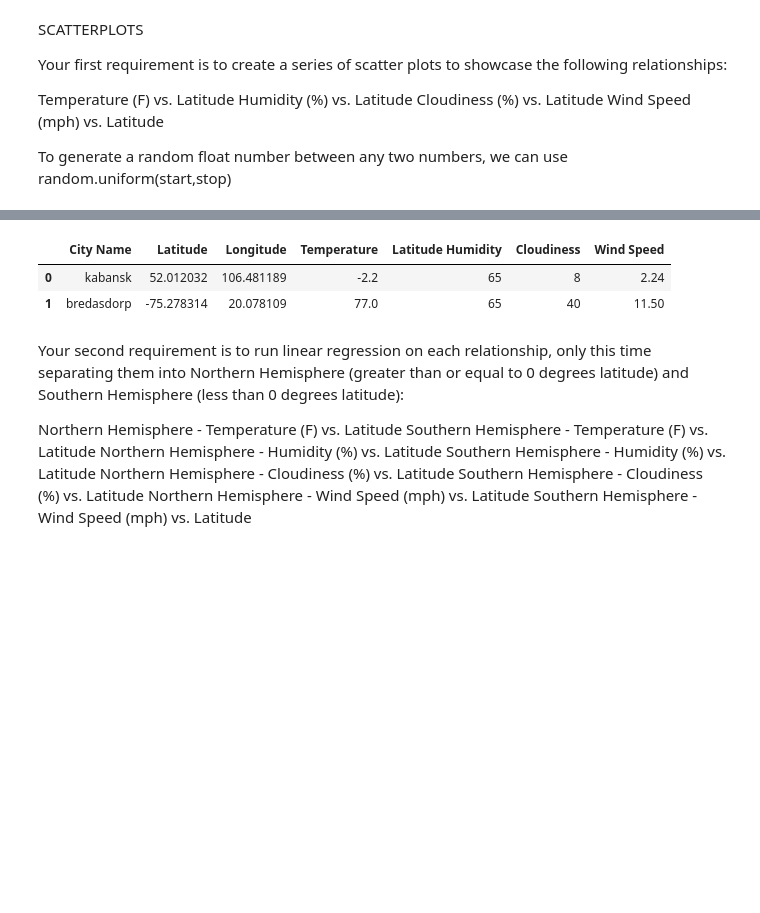
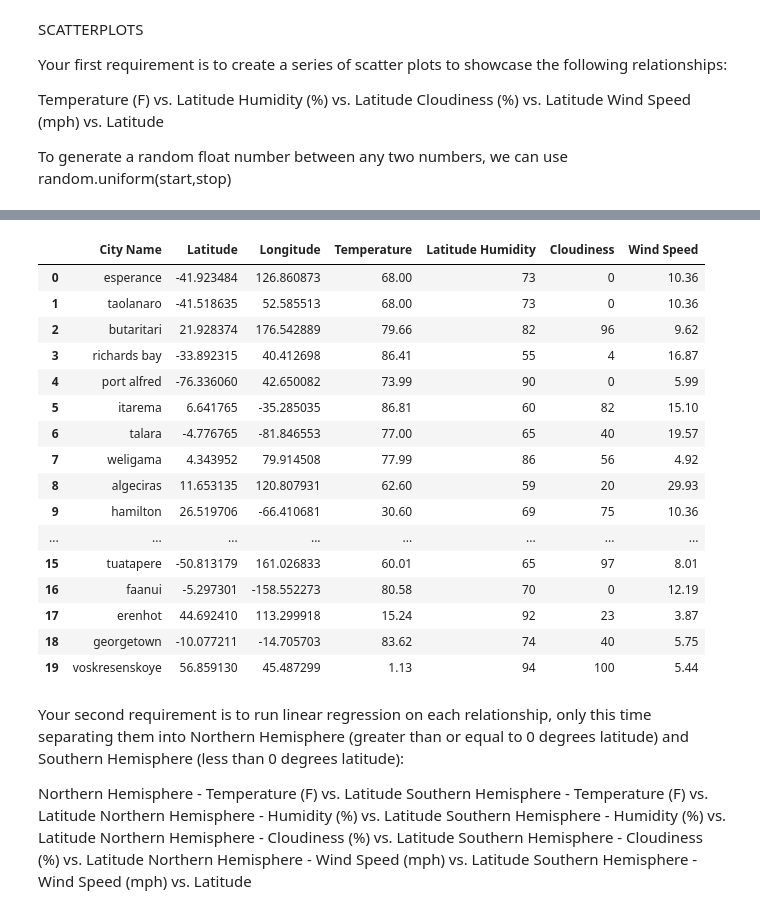
Before and after one commit to annabelcheong/python-api-challenge, a Jupyter notebook: WeatherPy/WeatherPy.ipynb, the cells around one changed output, grey strips where cells are left out. Drawn from its saved outputs; the diff is of its cells as text; code cells hidden in the pictures; blank space fills up the shorter version.

```diff
--- a/WeatherPy/WeatherPy.ipynb
+++ b/WeatherPy/WeatherPy.ipynb
@@ -76,7 +77,7 @@ lat_hum_list=[] #Latitude Humidity
 cloud_list=[] #Cloudiness
 winds_list=[] #windspeed
 
-for x in range(2):
+for x in range(20):
     #Random pick of latitude between -90 and 90 deg
     #Save latitudes into list "lat_list"
     latitude=random.uniform(-90,90)
@@ -88,28 +89,54 @@ for x in range(2):
     #Find the nearest city based on the random latitude and longitude variable
     city=citipy.nearest_city(latitude, longitude).city_name
     city_list.append(city)
-
+    print(city)
     ####FOR THE CITY (in each loop), find variable values via JSON Data
     #Variable for query url. "imperial":farenheit, "metric":celcius, "":kelvin.
     #Use "imperial" as farenheit has been requested in project.
     units="imperial"
-    print(city)
+    # print(city)
     #query url
     query_url=f"{base_url}appid={weather_api_key}&units={units}&q={city}"
     ######Define variable "weather" and read the json file
     weather=requests.get(query_url).json()
-    #Find temperature(F)
-    temperature=weather["main"]["temp"]
+    try:
+        temperature=weather["main"]["temp"]
+
+    except KeyError:
+        print(f"Likely the temp, main did not work in the API site")
+        pass
+    print(f"Temperature: {temperature}")
     temp_list.append(temperature)
+
     #Find latitude humidity (%)
-    lat_hum=weather["main"]["humidity"]
+    try:
+        lat_hum=weather["main"]["humidity"]
+    except KeyError:
+        print(f"Likely the lat_hum, main did not work in the API site")
+        pass
+    print(f"Lat Humidity: {lat_hum}")
     lat_hum_list.append(lat_hum)
+
     #Cloudiness (%)
-    cloud=weather["clouds"]["all"]
+    try:
+        cloud=weather["clouds"]["all"]
+    except KeyError:
+        print(f"Likely the clouds did not work in the API site")
+        pass
+    print(f"Cloud %: {cloud}")
     cloud_list.append(cloud)
+
     #Windspeed (miles/hr)
-    winds=weather["wind"]["speed"]
+    try:
+        winds=weather["wind"]["speed"]
+    except KeyError:
+        print(f"Likely the winds did not work in the API site")
+        pass
+    print(f" Wind Speed: {winds}")
     winds_list.append(winds)
+
+    # #Slows server down to prevent it from blocking the retrieval of information
+    # time.sleep(0.5)
 
 
     # #Request and get URL, and transform to JSON.
@@ -121,13 +148,14 @@ for x in range(2):
     # ######Define variable "weather" and read the json file
     # weather=requests.get(url).json()
 
-print(lat_list)
-print(long_list)
-print(city_list)
-print(temp_list)
-print(lat_hum_list)
-print(cloud_list)
-print(winds_list)
+####PRINT THE FOLLOWING TO TEST #####
+# print(lat_list)
+# print(long_list)
+# print(city_list)
+# print(temp_list)
+# print(lat_hum_list)
+# print(cloud_list)
+# print(winds_list)
 
 #Create a dataframe from the lists created
 weather_dict={
@@ -155,6 +191,20 @@ bredasdorp
 |  | City Name | Latitude | Longitude | Temperature | Latitude Humidity | Cloudiness | Wind Speed |
-| 0 | kabansk | 52.012032 | 106.481189 | -2.2 | 65 | 8 | 2.24 |
-| 1 | bredasdorp | -75.278314 | 20.078109 | 77.0 | 65 | 40 | 11.50 |
+| 0 | esperance | -41.923484 | 126.860873 | 68.00 | 73 | 0 | 10.36 |
+| 1 | taolanaro | -41.518635 | 52.585513 | 68.00 | 73 | 0 | 10.36 |
+| 2 | butaritari | 21.928374 | 176.542889 | 79.66 | 82 | 96 | 9.62 |
+| 3 | richards bay | -33.892315 | 40.412698 | 86.41 | 55 | 4 | 16.87 |
+| 4 | port alfred | -76.336060 | 42.650082 | 73.99 | 90 | 0 | 5.99 |
+| 5 | itarema | 6.641765 | -35.285035 | 86.81 | 60 | 82 | 15.10 |
+| 6 | talara | -4.776765 | -81.846553 | 77.00 | 65 | 40 | 19.57 |
+| 7 | weligama | 4.343952 | 79.914508 | 77.99 | 86 | 56 | 4.92 |
+| 8 | algeciras | 11.653135 | 120.807931 | 62.60 | 59 | 20 | 29.93 |
+| 9 | hamilton | 26.519706 | -66.410681 | 30.60 | 69 | 75 | 10.36 |
+| ... | ... | ... | ... | ... | ... | ... | ... |
+| 15 | tuatapere | -50.813179 | 161.026833 | 60.01 | 65 | 97 | 8.01 |
+| 16 | faanui | -5.297301 | -158.552273 | 80.58 | 70 | 0 | 12.19 |
+| 17 | erenhot | 44.692410 | 113.299918 | 15.24 | 92 | 23 | 3.87 |
+| 18 | georgetown | -10.077211 | -14.705703 | 83.62 | 74 | 40 | 5.75 |
+| 19 | voskresenskoye | 56.859130 | 45.487299 | 1.13 | 94 | 100 | 5.44 |
 # %% [markdown]
 Your second requirement is to run linear regression on each relationship, only this time separating them into Northern Hemisphere (greater than or equal to 0 degrees latitude) and Southern Hemisphere (less than 0 degrees latitude):
 
```
Also changed, not shown: parts of 6 cells of this notebook.
